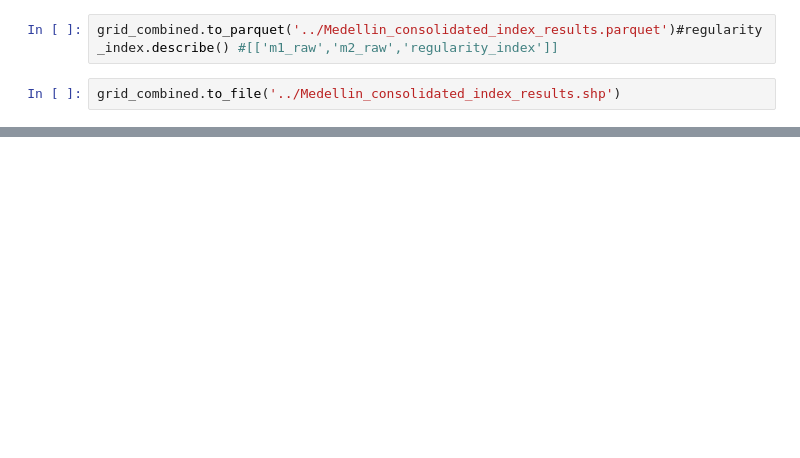
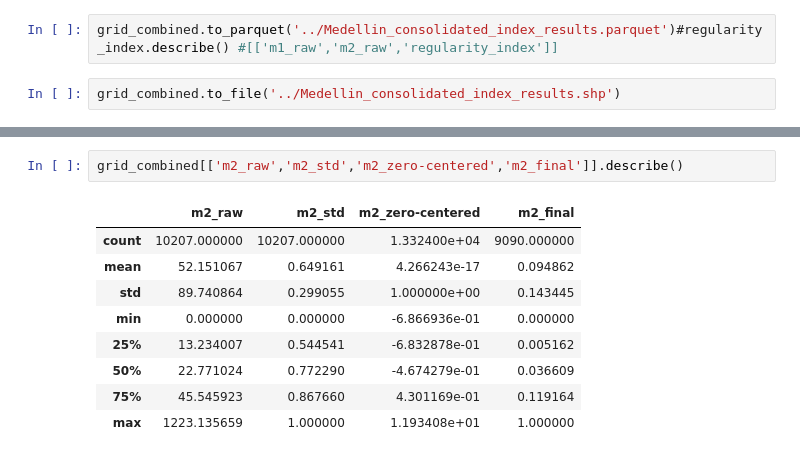
Before and after one commit to sarangof/identifyingLandSubdivisions, a Jupyter notebook: main_metric_calculations_notebook.ipynb, the cells around one changed output, grey strips where cells are left out. Cells and saved outputs as stored; diff of their text form; blank space fills up the shorter version.

```diff
--- a/main_metric_calculations_notebook.ipynb
+++ b/main_metric_calculations_notebook.ipynb
@@ -1198,0 +776,12 @@ print(f"Tasks completed in {elapsed_time:.2f} seconds.")
+# %%
+grid_combined[['m2_raw','m2_std','m2_zero-centered','m2_final']].describe()
+# %% [output]
+|  | m2_raw | m2_std | m2_zero-centered | m2_final |
+| count | 10207.000000 | 10207.000000 | 1.332400e+04 | 9090.000000 |
+| mean | 52.151067 | 0.649161 | 4.266243e-17 | 0.094862 |
+| std | 89.740864 | 0.299055 | 1.000000e+00 | 0.143445 |
+| min | 0.000000 | 0.000000 | -6.866936e-01 | 0.000000 |
+| 25% | 13.234007 | 0.544541 | -6.832878e-01 | 0.005162 |
+| 50% | 22.771024 | 0.772290 | -4.674279e-01 | 0.036609 |
+| 75% | 45.545923 | 0.867660 | 4.301169e-01 | 0.119164 |
+| max | 1223.135659 | 1.000000 | 1.193408e+01 | 1.000000 |
```
Also changed, not shown: parts of 19 cells of this notebook.
